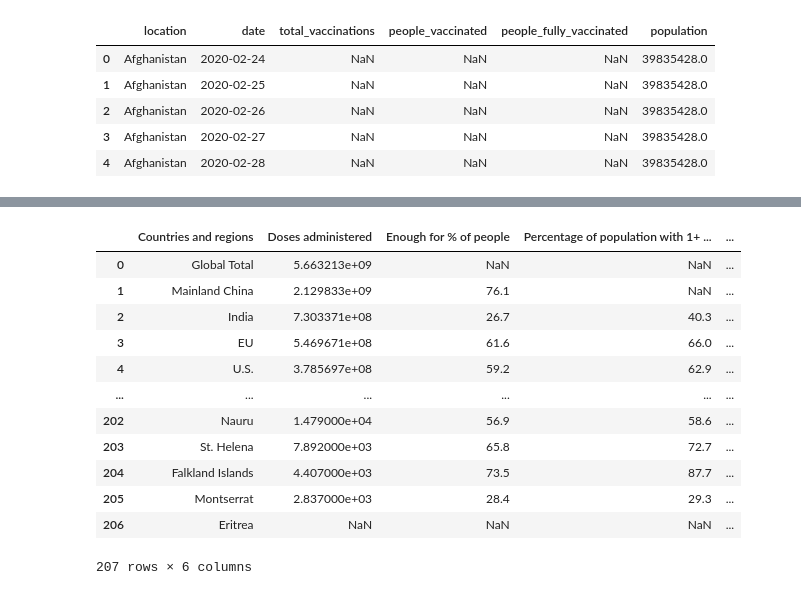
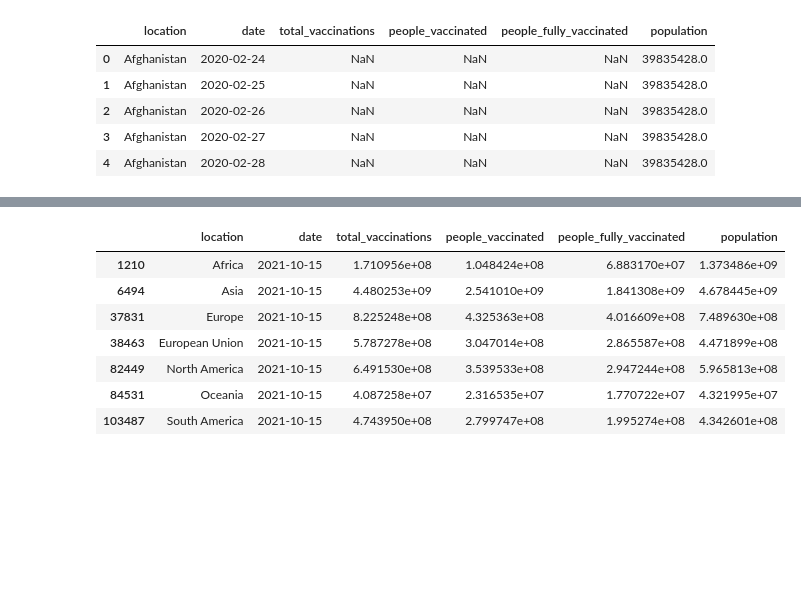
Before and after one commit to IDSF21/Covid-19-Vacination-Rates, a Jupyter notebook: EDA/eajiboye.ipynb, the cells around one changed output, grey strips where cells are left out. Cells and saved outputs as stored; diff of their text form; code cells hidden in the pictures; blank space fills up the shorter version.

```diff
--- a/EDA/eajiboye.ipynb
+++ b/EDA/eajiboye.ipynb
@@ -93,17 +87,11 @@ Global_COVID_Vaccination_Tracker.csv  owid-covid-data.csv
-# %%
-covid_data_kaggle = pd.read_csv('../datasets/Global_COVID_Vaccination_Tracker.csv', encoding = "ISO-8859-1")
-covid_data_kaggle
-# %% [output]
-|  | Countries and regions | Doses administered | Enough for % of people | Percentage of population with 1+ ... | ... |
-| 0 | Global Total | 5.663213e+09 | NaN | NaN | ... |
-| 1 | Mainland China | 2.129833e+09 | 76.1 | NaN | ... |
-| 2 | India | 7.303371e+08 | 26.7 | 40.3 | ... |
-| 3 | EU | 5.469671e+08 | 61.6 | 66.0 | ... |
-| 4 | U.S. | 3.785697e+08 | 59.2 | 62.9 | ... |
-| ... | ... | ... | ... | ... | ... |
-| 202 | Nauru | 1.479000e+04 | 56.9 | 58.6 | ... |
-| 203 | St. Helena | 7.892000e+03 | 65.8 | 72.7 | ... |
-| 204 | Falkland Islands | 4.407000e+03 | 73.5 | 87.7 | ... |
-| 205 | Montserrat | 2.837000e+03 | 28.4 | 29.3 | ... |
-| 206 | Eritrea | NaN | NaN | NaN | ... |
-207 rows × 6 columns
+# %%
+HTML(only_continents.to_html())
+# %% [output]
+|  | location | date | total_vaccinations | people_vaccinated | people_fully_vaccinated | population |
+| 1210 | Africa | 2021-10-15 | 1.710956e+08 | 1.048424e+08 | 6.883170e+07 | 1.373486e+09 |
+| 6494 | Asia | 2021-10-15 | 4.480253e+09 | 2.541010e+09 | 1.841308e+09 | 4.678445e+09 |
+| 37831 | Europe | 2021-10-15 | 8.225248e+08 | 4.325363e+08 | 4.016609e+08 | 7.489630e+08 |
+| 38463 | European Union | 2021-10-15 | 5.787278e+08 | 3.047014e+08 | 2.865587e+08 | 4.471899e+08 |
+| 82449 | North America | 2021-10-15 | 6.491530e+08 | 3.539533e+08 | 2.947244e+08 | 5.965813e+08 |
+| 84531 | Oceania | 2021-10-15 | 4.087258e+07 | 2.316535e+07 | 1.770722e+07 | 4.321995e+07 |
+| 103487 | South America | 2021-10-15 | 4.743950e+08 | 2.799747e+08 | 1.995274e+08 | 4.342601e+08 |
```
Also changed, not shown: parts of 6 cells of this notebook.
